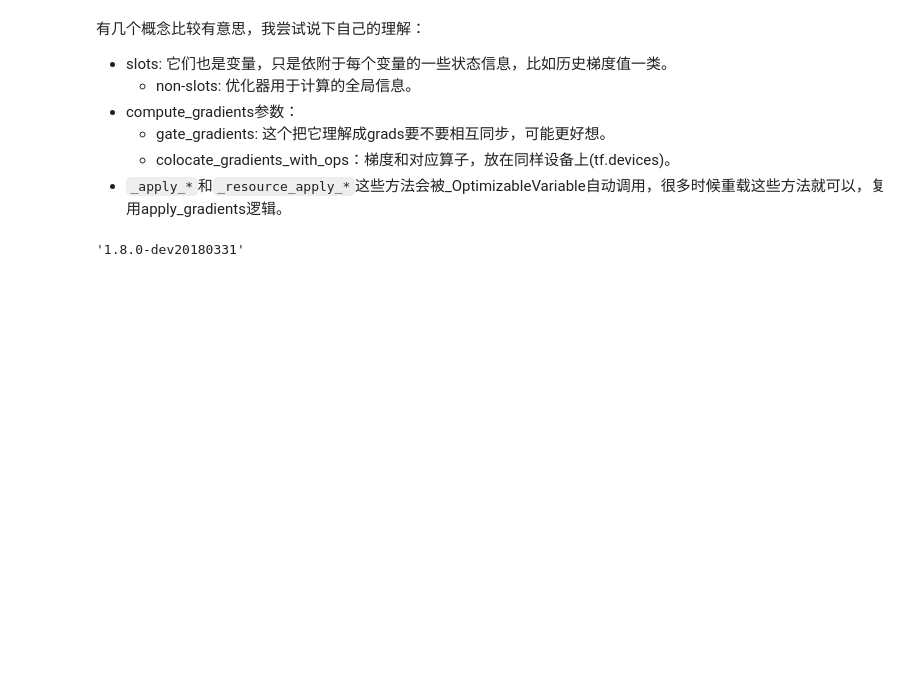
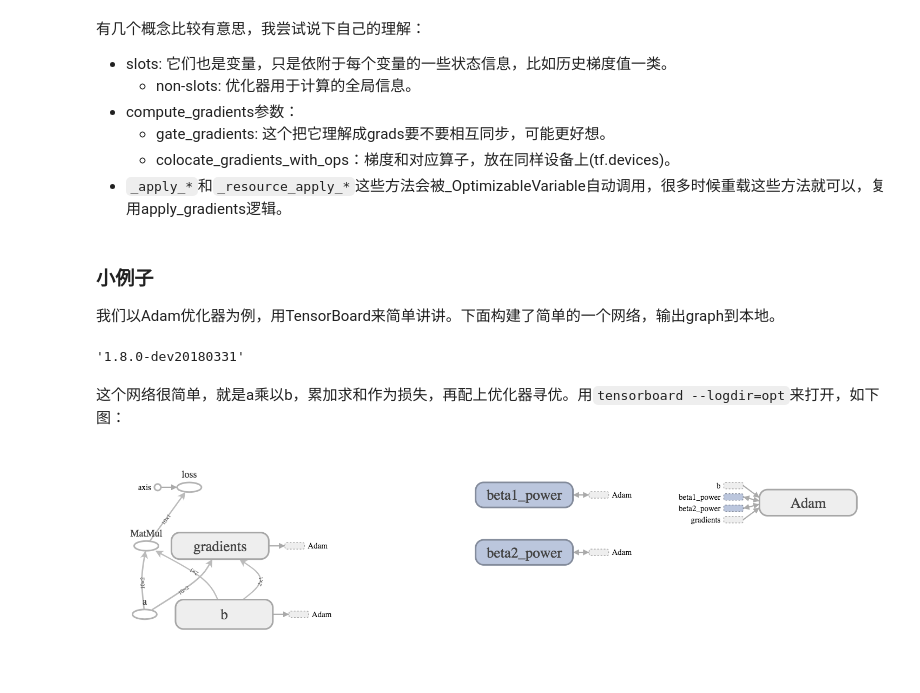
Before and after one commit to facaiy/book_notes, a Jupyter notebook: tensorflow_code/optimizer/note.ipynb, the cells around one changed output. Saved outputs shown, nothing was run; the diff lists cells and outputs as text; code cells hidden in the pictures; blank space fills up the shorter version.

```diff
--- a/tensorflow_code/optimizer/note.ipynb
+++ b/tensorflow_code/optimizer/note.ipynb
@@ -41,6 +41,10 @@ Image(filename='./res/optimizer.jpg')
   - gate_gradients: 这个把它理解成grads要不要相互同步，可能更好想。
   - colocate_gradients_with_ops：梯度和对应算子，放在同样设备上(tf.devices)。
 + `_apply_*`和`_resource_apply_*`这些方法会被_OptimizableVariable自动调用，很多时候重载这些方法就可以，复用apply_gradients逻辑。
+# %% [markdown]
+### 小例子
+
+我们以Adam优化器为例，用TensorBoard来简单讲讲。下面构建了简单的一个网络，输出graph到本地。
 # %%
 import tensorflow as tf
 tf.__version__
@@ -60,0 +65,6 @@ with tf.Graph().as_default():
+# %% [markdown]
+这个网络很简单，就是a乘以b，累加求和作为损失，再配上优化器寻优。用`tensorboard --logdir=opt`来打开，如下图：
+# %%
+Image('./res/tensorboard/all.png')
+# %% [output]
+[figure, added]
```
Also changed, not shown: parts of 10 cells of this notebook, 4 other files.
